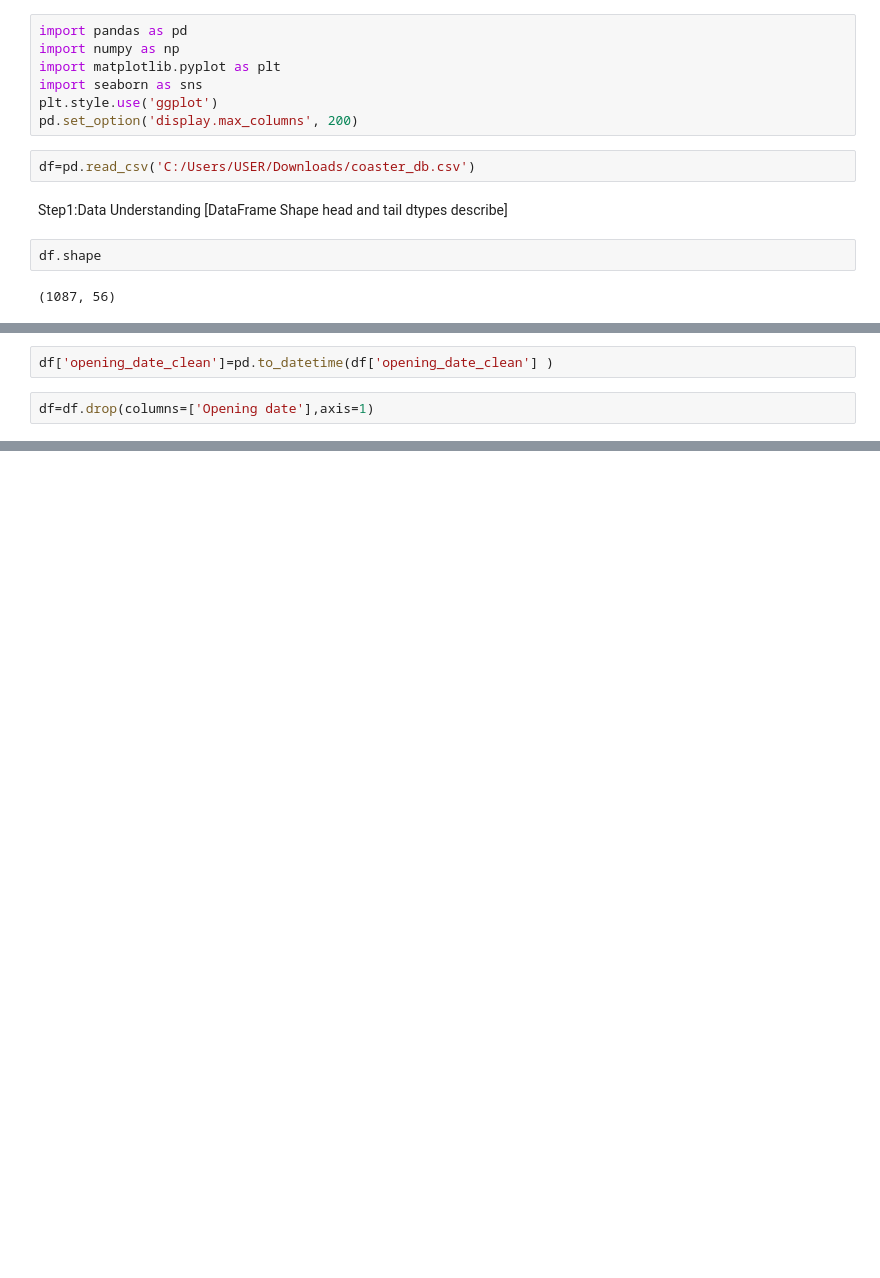
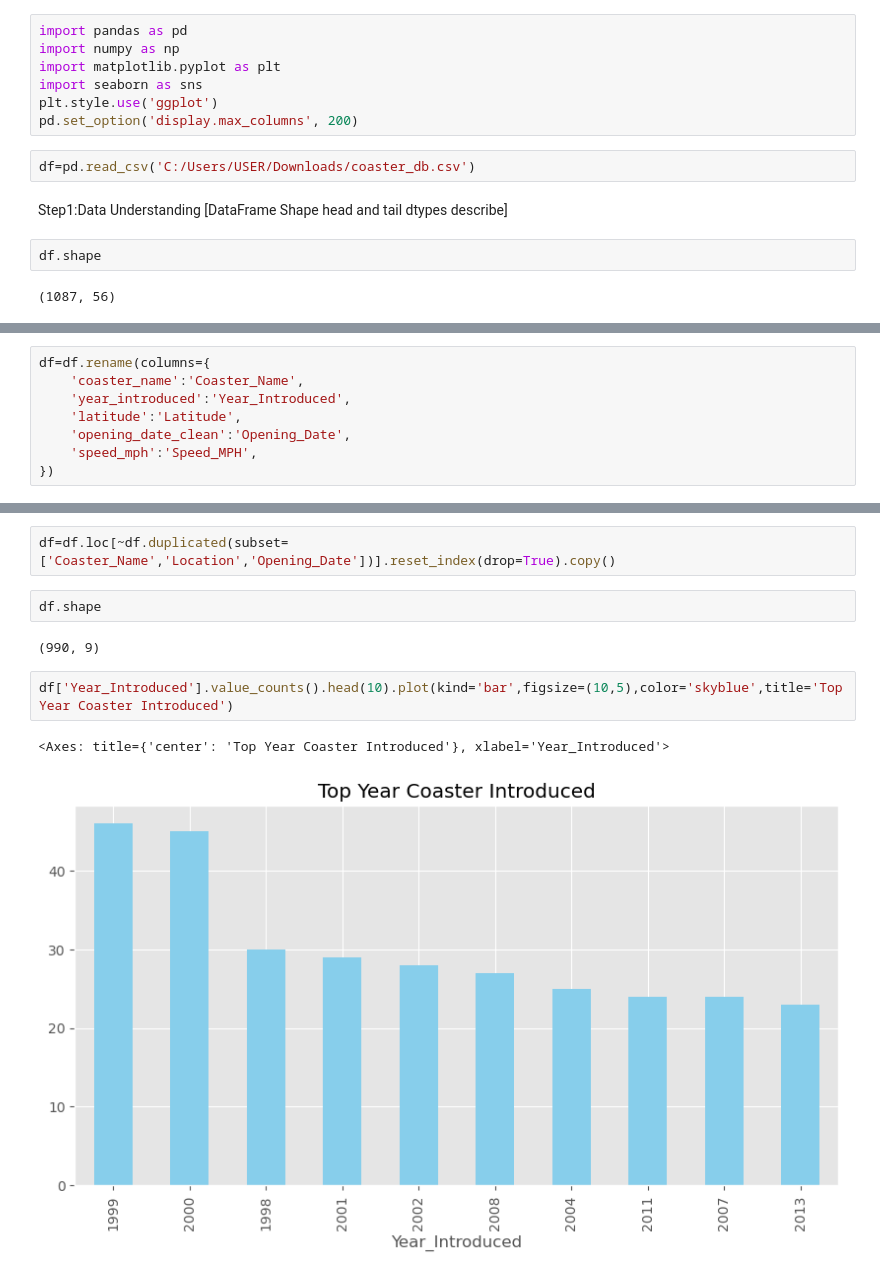
Before and after one commit to Nimesh8848/EDAPython, a Jupyter notebook: eda.ipynb, the cells around one changed output, grey strips where cells are left out. Drawn from its saved outputs; the diff is of its cells as text; blank space fills up the shorter version.

```diff
--- a/eda.ipynb
+++ b/eda.ipynb
@@ -31,4 +31,8 @@ df.head()
-# %%
-df['opening_date_clean']=pd.to_datetime(df['opening_date_clean'] )
-# %%
-df=df.drop(columns=['Opening date'],axis=1)
+# %%
+df=df.rename(columns={
+    'coaster_name':'Coaster_Name',
+    'year_introduced':'Year_Introduced',
+    'latitude':'Latitude',
+    'opening_date_clean':'Opening_Date',
+    'speed_mph':'Speed_MPH',
+})
@@ -34,0 +52,11 @@ df=df.drop(columns=['Opening date'],axis=1)
+# %%
+df=df.loc[~df.duplicated(subset=['Coaster_Name','Location','Opening_Date'])].reset_index(drop=True).copy()
+# %%
+df.shape
+# %% [output]
+(990, 9)
+# %%
+df['Year_Introduced'].value_counts().head(10).plot(kind='bar',figsize=(10,5),color='skyblue',title='Top Year Coaster Introduced')
+# %% [output]
+<Axes: title={'center': 'Top Year Coaster Introduced'}, xlabel='Year_Introduced'>
+[figure, added]
```
Also changed, not shown: parts of 10 cells of this notebook.
